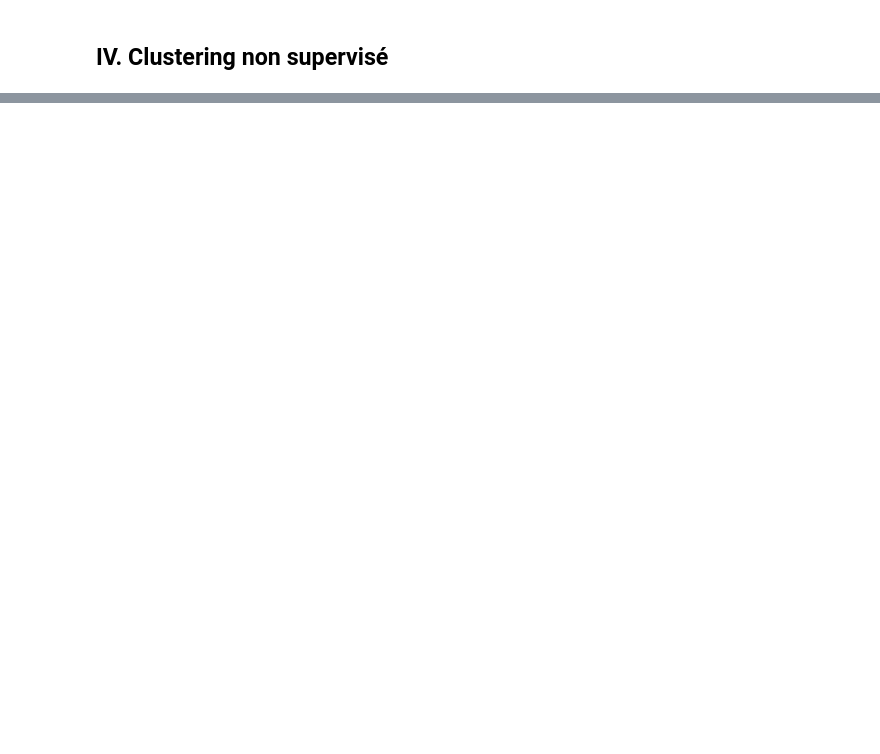
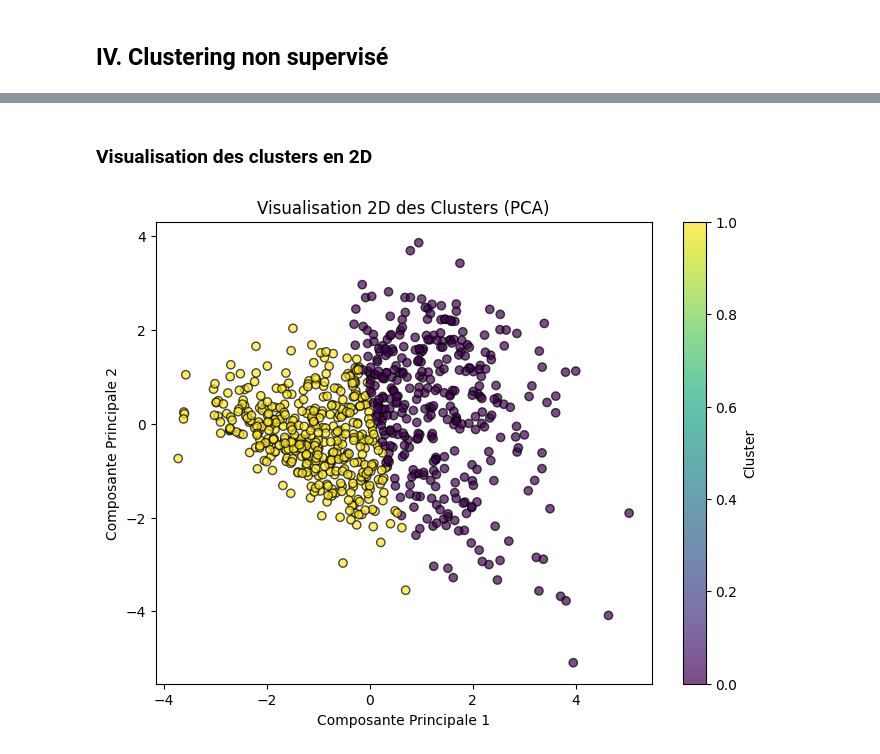
Before and after one commit to Artemasu/Analyse_de_donnees_medicales, a Jupyter notebook: traitement.ipynb, the cells around one changed output, grey strips where cells are left out. Cells and saved outputs as stored; diff of their text form; code cells hidden in the pictures; blank space fills up the shorter version.

```diff
--- a/traitement.ipynb
+++ b/traitement.ipynb
@@ -337,0 +428,21 @@ AdaBoost       0.753247   0.644068  0.690909  0.666667
+# %% [markdown]
+### Visualisation des clusters en 2D
+# %%
+from sklearn.decomposition import PCA
+
+pca = PCA(n_components=2)
+X_pca = pca.fit_transform(X_scaled)
+
+# On affiche les clusters trouvés par KMeans pour k=2
+kmeans_final = KMeans(n_clusters=2, random_state=42, n_init=10)
+labels = kmeans_final.fit_predict(X_scaled)
+
+plt.figure(figsize=(8, 6))
+plt.scatter(X_pca[:, 0], X_pca[:, 1], c=labels, cmap='viridis', edgecolors='k', alpha=0.7)
+plt.title('Visualisation 2D des Clusters (PCA)')
+plt.xlabel('Composante Principale 1')
+plt.ylabel('Composante Principale 2')
+plt.colorbar(label='Cluster')
+plt.show()
+# %% [output]
+[figure, added]
```
Also changed, not shown: parts of 15 cells of this notebook.
